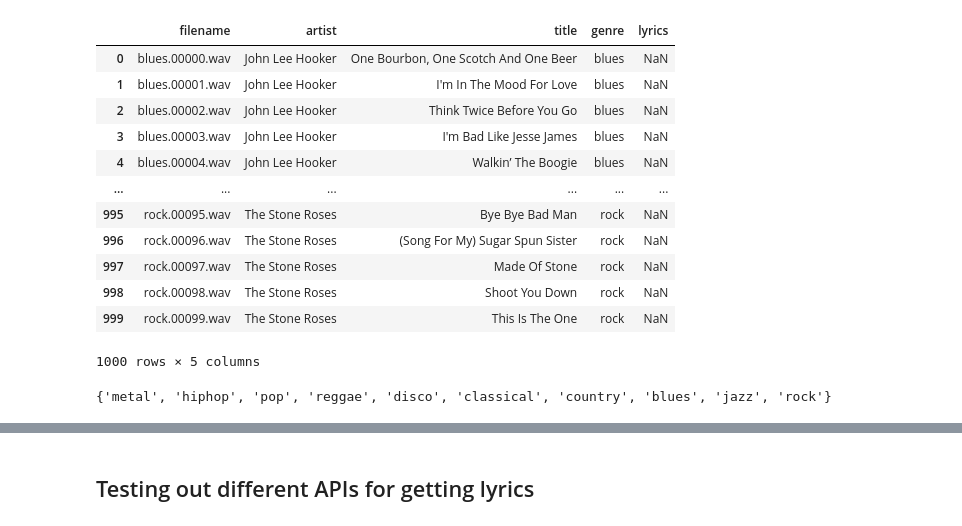
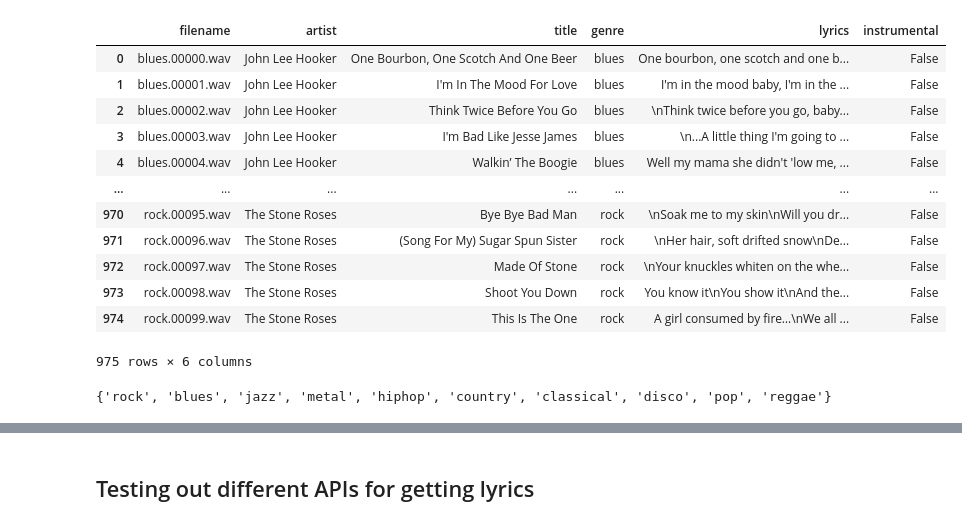
Before and after one commit to lisa-sophia/song-genre-classification, a Jupyter notebook: code/scrape_lyrics_gtzan.ipynb, the cells around one changed output, grey strips where cells are left out. Cells and saved outputs as stored; diff of their text form; code cells hidden in the pictures.

Commit message:
Lyrics scraping done

```diff
--- a/code/scrape_lyrics_gtzan.ipynb
+++ b/code/scrape_lyrics_gtzan.ipynb
@@ -5,21 +8,22 @@ import string
 # %%
-df = pd.read_csv(r'../data/GTZAN/names_dataframe_complete.csv')
+#df = pd.read_csv(r'../data/GTZAN/names_dataframe_complete.csv')
+df = pd.read_csv(r'../data/GTZAN/lyrics_dataframe.csv')
 df
 # %% [output]
-|  | filename | artist | title | genre | lyrics |
-| 0 | blues.00000.wav | John Lee Hooker | One Bourbon, One Scotch And One Beer | blues | NaN |
-| 1 | blues.00001.wav | John Lee Hooker | I'm In The Mood For Love | blues | NaN |
-| 2 | blues.00002.wav | John Lee Hooker | Think Twice Before You Go | blues | NaN |
-| 3 | blues.00003.wav | John Lee Hooker | I'm Bad Like Jesse James | blues | NaN |
-| 4 | blues.00004.wav | John Lee Hooker | Walkin’ The Boogie | blues | NaN |
-| ... | ... | ... | ... | ... | ... |
-| 995 | rock.00095.wav | The Stone Roses | Bye Bye Bad Man | rock | NaN |
-| 996 | rock.00096.wav | The Stone Roses | (Song For My) Sugar Spun Sister | rock | NaN |
-| 997 | rock.00097.wav | The Stone Roses | Made Of Stone | rock | NaN |
-| 998 | rock.00098.wav | The Stone Roses | Shoot You Down | rock | NaN |
-| 999 | rock.00099.wav | The Stone Roses | This Is The One | rock | NaN |
+|  | filename | artist | title | genre | lyrics | instrumental |
+| 0 | blues.00000.wav | John Lee Hooker | One Bourbon, One Scotch And One Beer | blues | One bourbon, one scotch and one b... | False |
+| 1 | blues.00001.wav | John Lee Hooker | I'm In The Mood For Love | blues | I'm in the mood baby, I'm in the ... | False |
+| 2 | blues.00002.wav | John Lee Hooker | Think Twice Before You Go | blues | \nThink twice before you go, baby... | False |
+| 3 | blues.00003.wav | John Lee Hooker | I'm Bad Like Jesse James | blues | \n...A little thing I'm going to ... | False |
+| 4 | blues.00004.wav | John Lee Hooker | Walkin’ The Boogie | blues | Well my mama she didn't 'low me, ... | False |
+| ... | ... | ... | ... | ... | ... | ... |
+| 970 | rock.00095.wav | The Stone Roses | Bye Bye Bad Man | rock | \nSoak me to my skin\nWill you dr... | False |
+| 971 | rock.00096.wav | The Stone Roses | (Song For My) Sugar Spun Sister | rock | \nHer hair, soft drifted snow\nDe... | False |
+| 972 | rock.00097.wav | The Stone Roses | Made Of Stone | rock | \nYour knuckles whiten on the whe... | False |
+| 973 | rock.00098.wav | The Stone Roses | Shoot You Down | rock | You know it\nYou show it\nAnd the... | False |
+| 974 | rock.00099.wav | The Stone Roses | This Is The One | rock | A girl consumed by fire…\nWe all ... | False |
-1000 rows × 5 columns
+975 rows × 6 columns
 # %%
 print(set(df.genre))
 # %% [output]
-{'metal', 'hiphop', 'pop', 'reggae', 'disco', 'classical', 'country', 'blues', 'jazz', 'rock'}
+{'rock', 'blues', 'jazz', 'metal', 'hiphop', 'country', 'classical', 'disco', 'pop', 'reggae'}
```
Also changed, not shown: parts of 14 cells of this notebook, 4 other files.
